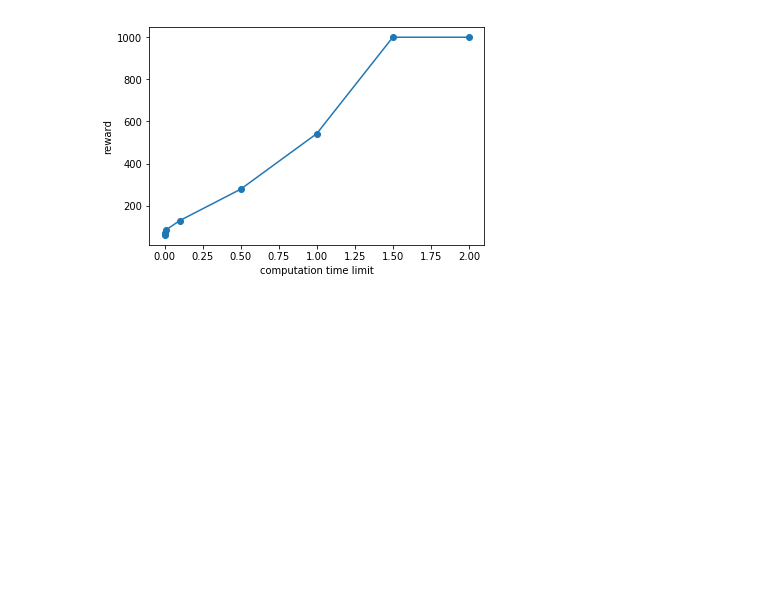
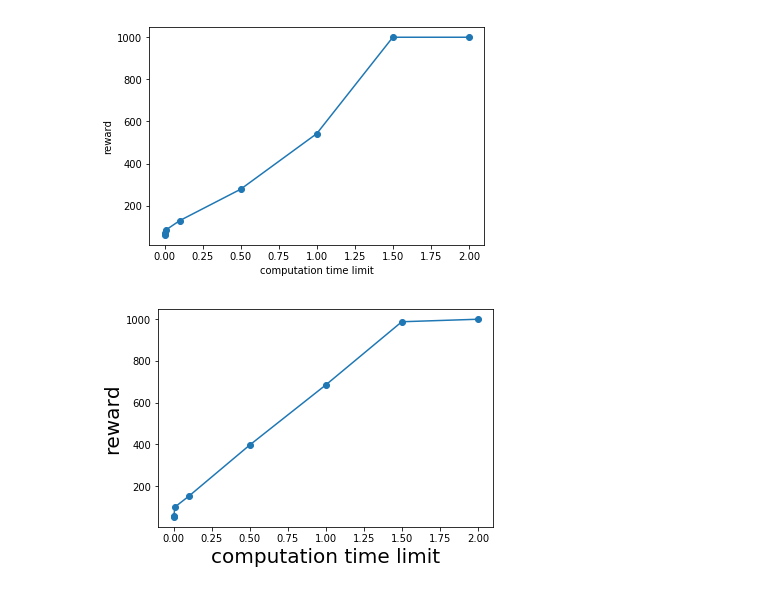
Before and after one commit to pamop/pomdp-teaching, a Jupyter notebook: tamagotchi-mcts.ipynb, the cells around one changed output. Cells and saved outputs as stored; diff of their text form; code cells hidden in the pictures; blank space fills up the shorter version.

```diff
--- a/tamagotchi-mcts.ipynb
+++ b/tamagotchi-mcts.ipynb
@@ -652,3 +697,12 @@ plt.ylabel("reward")
 plt.show()
 # %% [output]
 [figure]
+# %%
+times = [0.0001,0.001,0.01,0.1,0.5,1.,1.5,2.0]
+cashtmoney = [57,53,101,152,397,685,988,1000]
+plt.plot(times,cashtmoney,'o-')
+plt.xlabel("computation time limit",fontsize = 20)
+plt.ylabel("reward",fontsize=20)
+plt.show()
+# %% [output]
+[figure, added]
```
Also changed, not shown: parts of 4 cells of this notebook, 12 other files.
